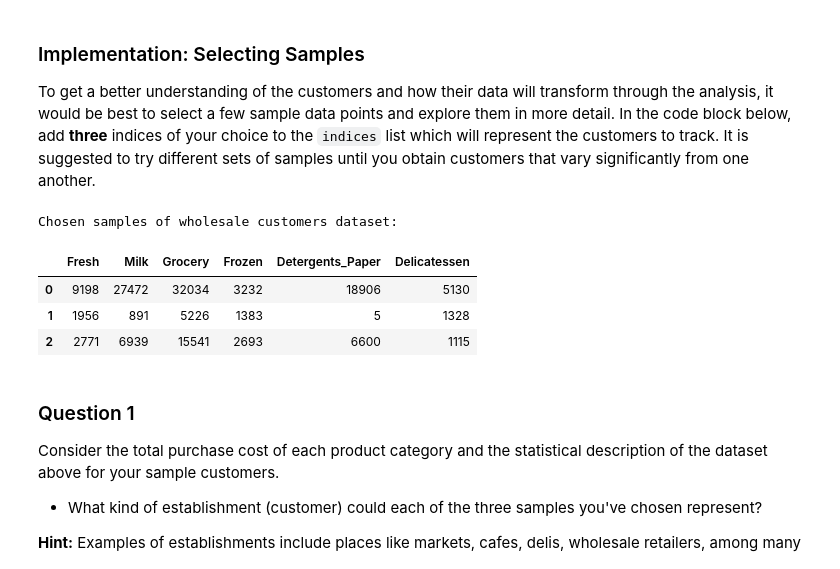
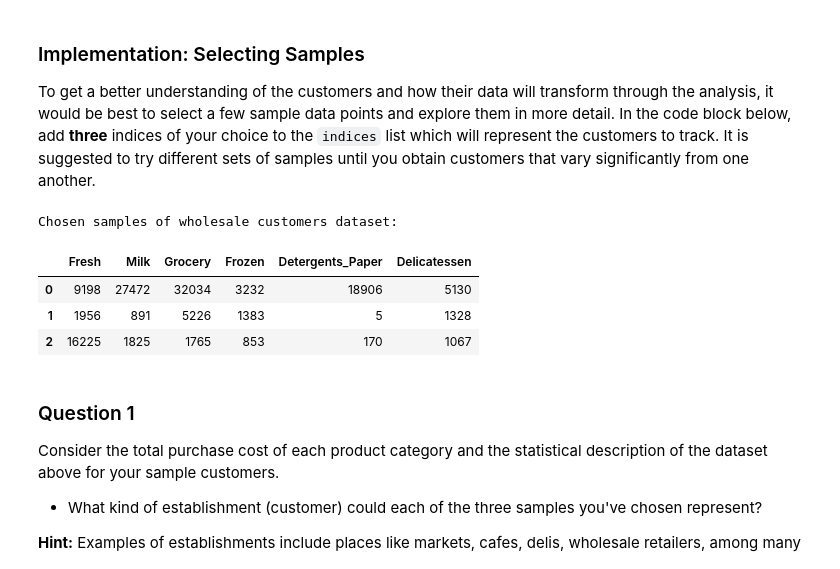
Before and after one commit to mnshr/Udacity-ML, a Jupyter notebook: customer_segments/customer_segments.ipynb, the cells around one changed output. Drawn from its saved outputs; the diff is of its cells as text; code cells hidden in the pictures.

```diff
--- a/customer_segments/customer_segments.ipynb
+++ b/customer_segments/customer_segments.ipynb
@@ -60,18 +60,18 @@ display(data.describe())
 To get a better understanding of the customers and how their data will transform through the analysis, it would be best to select a few sample data points and explore them in more detail. In the code block below, add **three** indices of your choice to the `indices` list which will represent the customers to track. It is suggested to try different sets of samples until you obtain customers that vary significantly from one another.
 # %%
 # TODO: Select three indices of your choice you wish to sample from the dataset
-indices = [92, 204, 346]
+indices = [92, 204, 150]
 
 # Create a DataFrame of the chosen samples
 samples = pd.DataFrame(data.loc[indices], columns = data.keys()).reset_index(drop = True)
 print ("Chosen samples of wholesale customers dataset:")
 display(samples)
 # %% [output]
 Chosen samples of wholesale customers dataset:
 |  | Fresh | Milk | Grocery | Frozen | Detergents_Paper | Delicatessen |
 | 0 | 9198 | 27472 | 32034 | 3232 | 18906 | 5130 |
 | 1 | 1956 | 891 | 5226 | 1383 | 5 | 1328 |
-| 2 | 2771 | 6939 | 15541 | 2693 | 6600 | 1115 |
+| 2 | 16225 | 1825 | 1765 | 853 | 170 | 1067 |
 # %% [markdown]
 ### Question 1
 Consider the total purchase cost of each product category and the statistical description of the dataset above for your sample customers.
```
Also changed, not shown: parts of 13 cells of this notebook.
